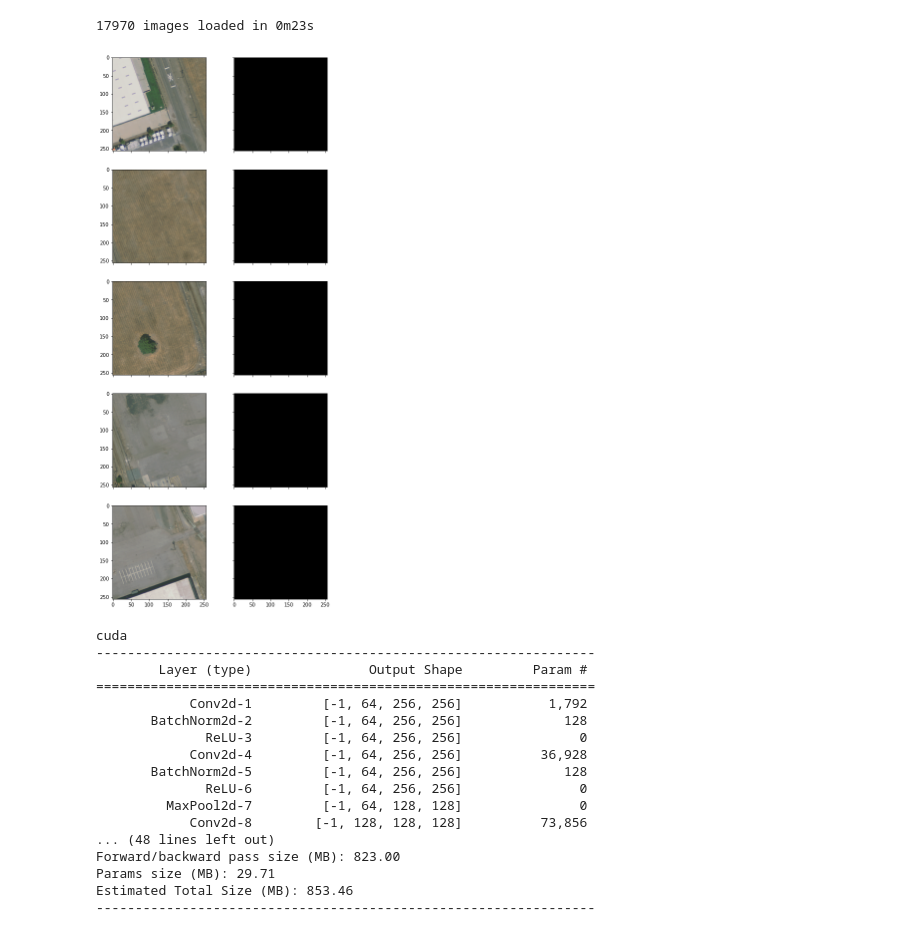
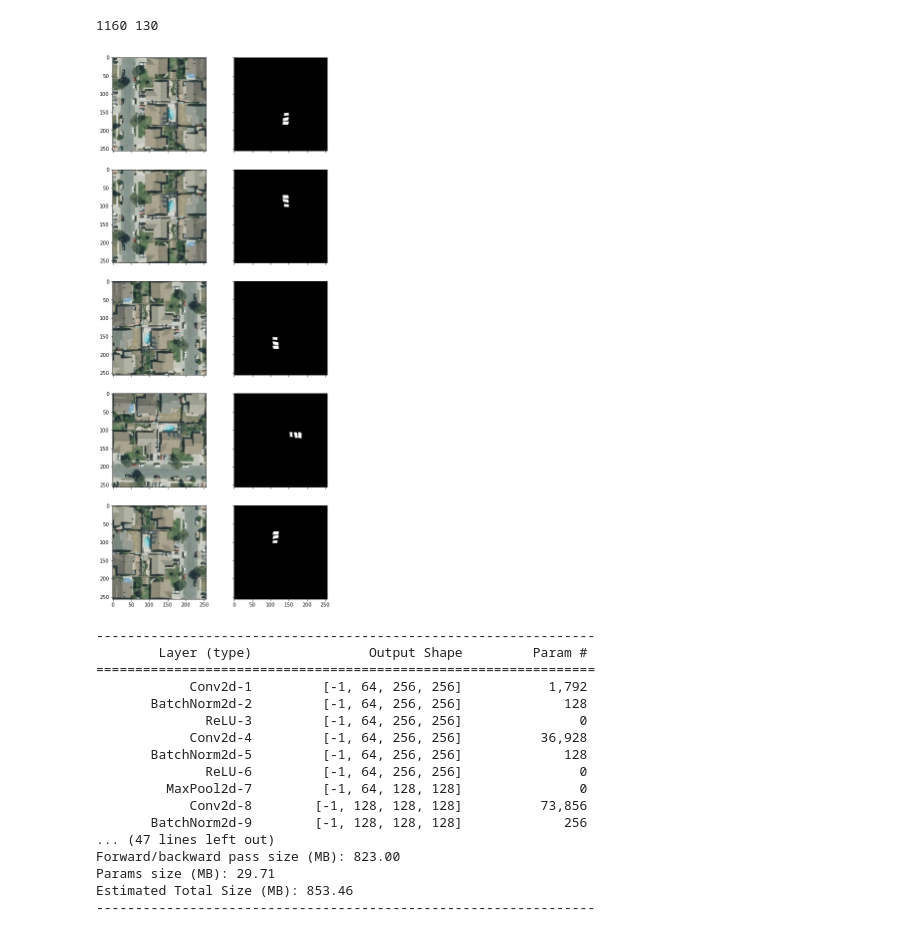
Before and after one commit to francois-rozet/adopptrs, a Jupyter notebook: python/unet.ipynb, the cells around one changed output. Cells and saved outputs as stored; diff of their text form; code cells hidden in the pictures.

```diff
--- a/python/unet.ipynb
+++ b/python/unet.ipynb
@@ -14,44 +4,44 @@ dataset.end = 50 # ~20000 images
-# %%
-import time
-
-start = time.time()
-
-i = 0
-for _ in dataset:
-    i += 1
-
-elapsed = time.time() - start
-
-print('{} images loaded in {:.0f}m{:.0f}s'.format(i, elapsed // 60, elapsed % 60))
-# %% [output]
-17970 images loaded in 0m23s
+# %%
+import json
+import numpy as np
+
+with open('../products/json/data.json', 'r') as f:
+    data = json.load(f)
+
+np.random.seed(1)
+np.random.shuffle(data)
+
+for _, _, boxes in data:
+    np.random.shuffle(boxes)
+# %%
+from dataset import LargeDataset
+
+trainset = LargeDataset(data[:2], origin='../resources/')
+validset = LargeDataset(data[2:3], origin='../resources/')
+
+print(len(trainset), len(validset))
+# %% [output]
+1160 130
 # %%
-import torch.utils.data as data
+from torch.utils.data import DataLoader
 from plots import plot_alongside
 
-dataloader = data.DataLoader(dataset, batch_size=5, num_workers=0)
+trainloader = DataLoader(trainset, batch_size=5)
+validloader = DataLoader(validset, batch_size=5)
 
-inputs, targets = iter(dataloader).next()
-
+inputs, targets = next(iter(trainloader))
 plot_alongside(inputs, targets)
 # %% [output]
-[figure, old version]
+[figure, new version]
 # %%
-import torch
 from torchsummary import summary
 from models import UNet
 
-model = UNet(3, 1)
-# model.load_state_dict(torch.load('products/models/unet.pth'))
-
-device = torch.device('cuda' if torch.cuda.is_available() else 'cpu')
-print(device)
-
-model = model.to(device)
+model = UNet(3, 1).cuda()
+# model.load_state_dict(torch.load('...'))
 
 summary(model, input_size=(3, 256, 256))
 # %% [output]
-cuda
 ----------------------------------------------------------------
         Layer (type)               Output Shape         Param #
 ================================================================
@@ -63,7 +53,8 @@ cuda
               ReLU-6         [-1, 64, 256, 256]               0
          MaxPool2d-7         [-1, 64, 128, 128]               0
             Conv2d-8        [-1, 128, 128, 128]          73,856
-... (48 lines left out)
+       BatchNorm2d-9        [-1, 128, 128, 128]             256
+... (47 lines left out)
 Forward/backward pass size (MB): 823.00
 Params size (MB): 29.71
 Estimated Total Size (MB): 853.46
```
Also changed, not shown: parts of 7 cells of this notebook, 4 other files.
